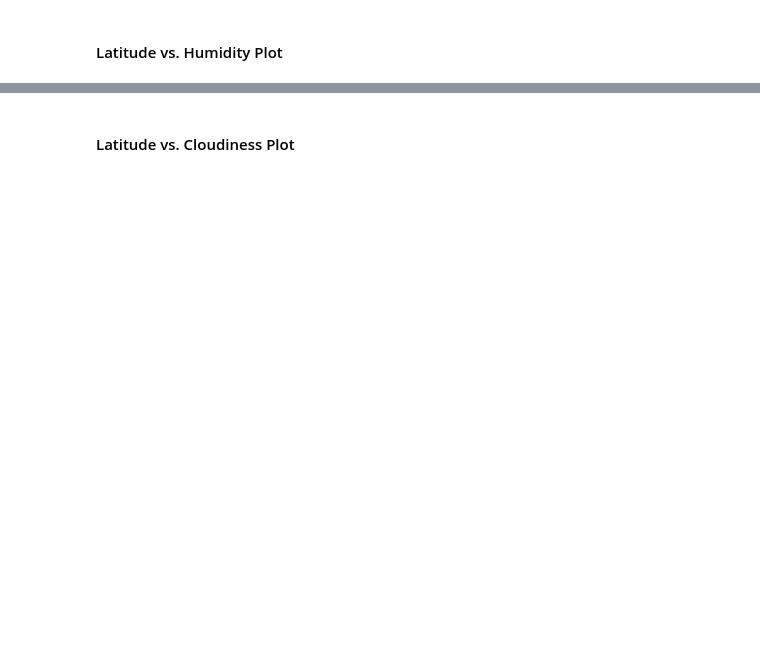
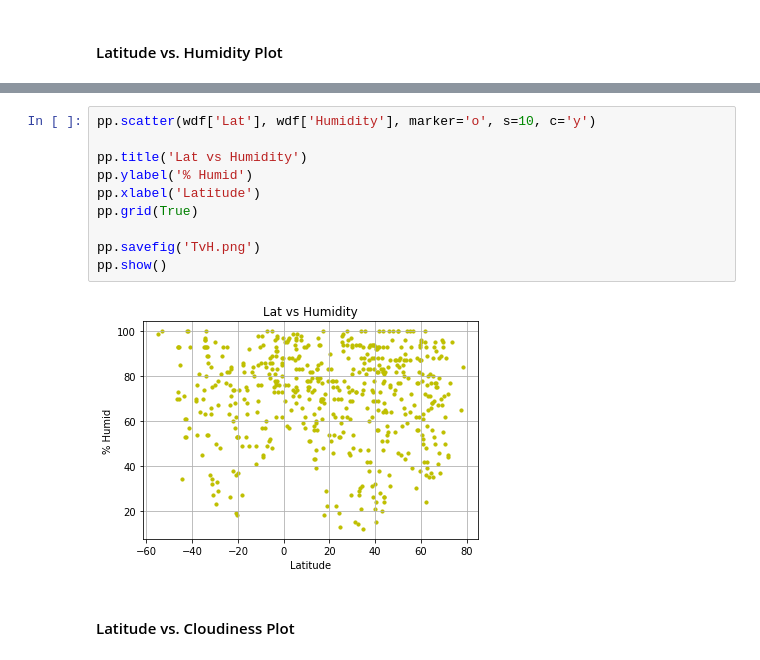
Before and after one commit to rjm3q/Python-API-Weather-Analysis, a Jupyter notebook: WeatherPy.ipynb, the cells around one changed output, grey strips where cells are left out. Saved outputs shown, nothing was run; the diff lists cells and outputs as text; blank space fills up the shorter version.

```diff
--- a/WeatherPy.ipynb
+++ b/WeatherPy.ipynb
@@ -121,2 +155,14 @@ dtype: int64
+# %%
+pp.scatter(wdf['Lat'], wdf['Humidity'], marker='o', s=10, c='y')
+
+pp.title('Lat vs Humidity')
+pp.ylabel('% Humid')
+pp.xlabel('Latitude')
+pp.grid(True)
+
+pp.savefig('TvH.png')
+pp.show()
+# %% [output]
+[figure, added]
 # %% [markdown]
 #### Latitude vs. Cloudiness Plot
```
Also changed, not shown: parts of 14 cells of this notebook, 5 other files.
